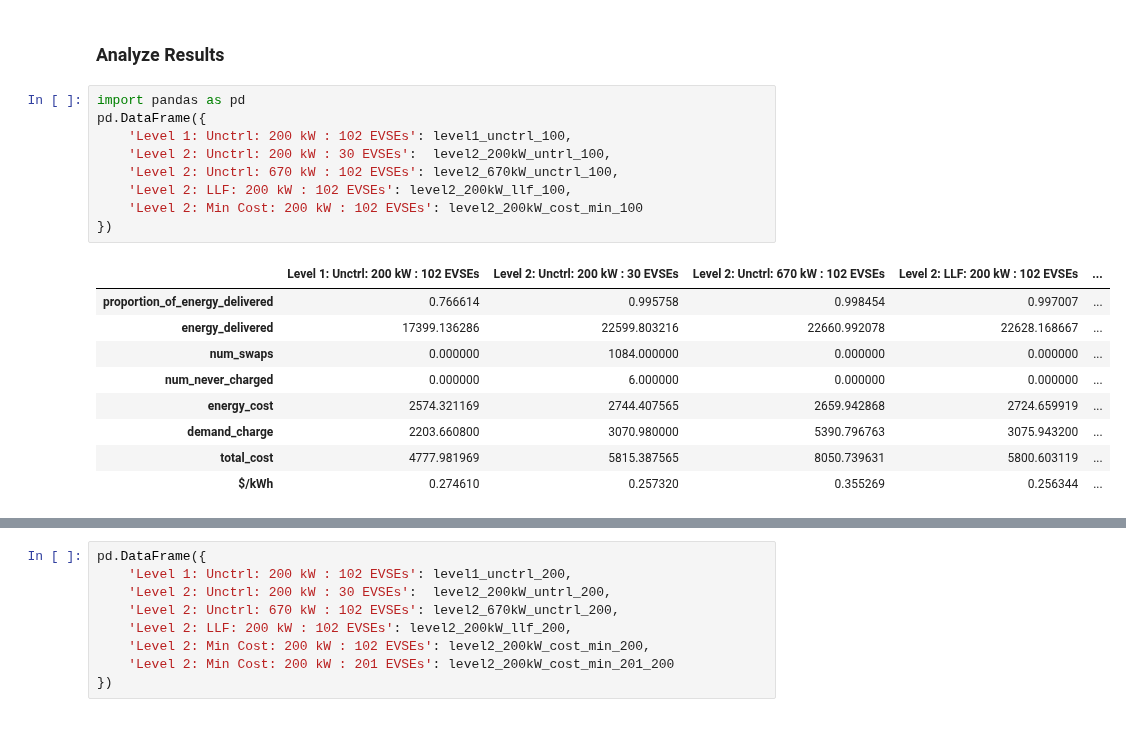
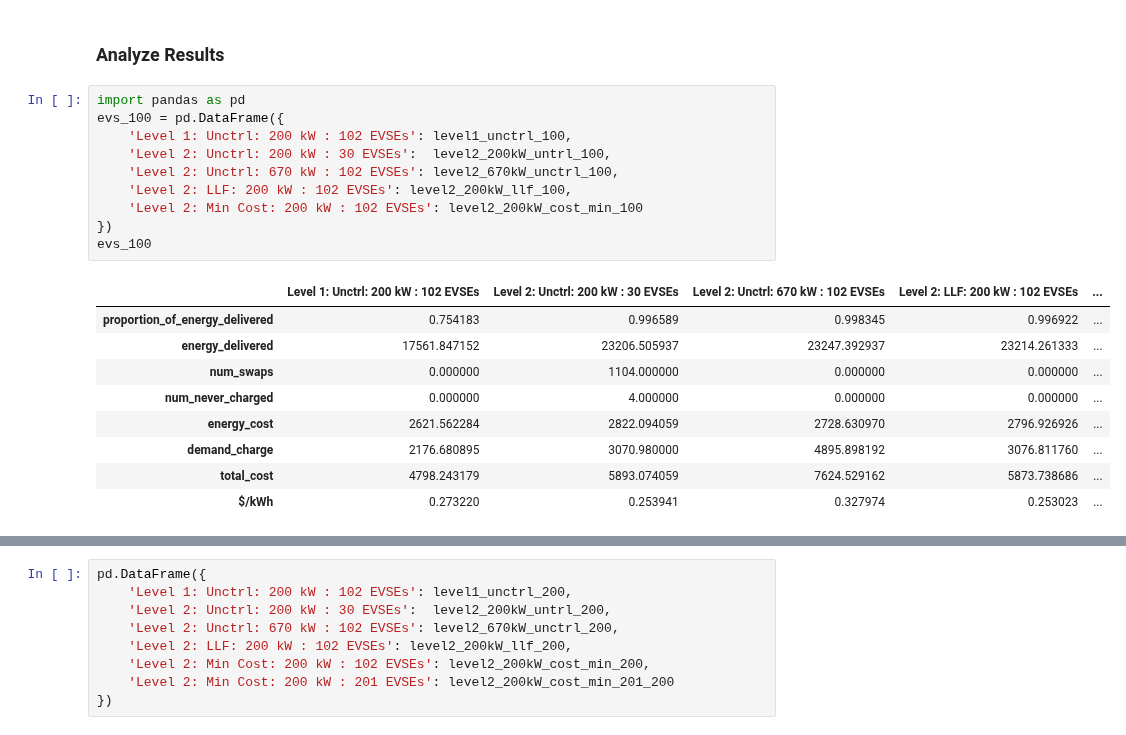
Before and after one commit to caltech-netlab/acnportal-experiments, a Jupyter notebook: examples/1-Infrastructure-Evaluation/1.2-Comparing-Infrastructure-Designs/1.2-comparing-infrastructure-designs.ipynb, the cells around one changed output, grey strips where cells are left out. Saved outputs shown, nothing was run; the diff lists cells and outputs as text.

```diff
--- a/examples/1-Infrastructure-Evaluation/1.2-Comparing-Infrastructure-Designs/1.2-comparing-infrastructure-designs.ipynb
+++ b/examples/1-Infrastructure-Evaluation/1.2-Comparing-Infrastructure-Designs/1.2-comparing-infrastructure-designs.ipynb
@@ -294,20 +306,21 @@ level2_200kW_cost_min_201_200 = run_experiment(level_2_200kW_201, cost_min, deep
 ### Analyze Results
 # %%
 import pandas as pd
-pd.DataFrame({
+evs_100 = pd.DataFrame({
     'Level 1: Unctrl: 200 kW : 102 EVSEs': level1_unctrl_100,
     'Level 2: Unctrl: 200 kW : 30 EVSEs':  level2_200kW_untrl_100,
     'Level 2: Unctrl: 670 kW : 102 EVSEs': level2_670kW_unctrl_100,
     'Level 2: LLF: 200 kW : 102 EVSEs': level2_200kW_llf_100,
     'Level 2: Min Cost: 200 kW : 102 EVSEs': level2_200kW_cost_min_100
 })
+evs_100
 # %% [output]
 |  | Level 1: Unctrl: 200 kW : 102 EVSEs | Level 2: Unctrl: 200 kW : 30 EVSEs | Level 2: Unctrl: 670 kW : 102 EVSEs | Level 2: LLF: 200 kW : 102 EVSEs | ... |
-| proportion_of_energy_delivered | 0.766614 | 0.995758 | 0.998454 | 0.997007 | ... |
-| energy_delivered | 17399.136286 | 22599.803216 | 22660.992078 | 22628.168667 | ... |
-| num_swaps | 0.000000 | 1084.000000 | 0.000000 | 0.000000 | ... |
-| num_never_charged | 0.000000 | 6.000000 | 0.000000 | 0.000000 | ... |
-| energy_cost | 2574.321169 | 2744.407565 | 2659.942868 | 2724.659919 | ... |
-| demand_charge | 2203.660800 | 3070.980000 | 5390.796763 | 3075.943200 | ... |
-| total_cost | 4777.981969 | 5815.387565 | 8050.739631 | 5800.603119 | ... |
-| $/kWh | 0.274610 | 0.257320 | 0.355269 | 0.256344 | ... |
+| proportion_of_energy_delivered | 0.754183 | 0.996589 | 0.998345 | 0.996922 | ... |
+| energy_delivered | 17561.847152 | 23206.505937 | 23247.392937 | 23214.261333 | ... |
+| num_swaps | 0.000000 | 1104.000000 | 0.000000 | 0.000000 | ... |
+| num_never_charged | 0.000000 | 4.000000 | 0.000000 | 0.000000 | ... |
+| energy_cost | 2621.562284 | 2822.094059 | 2728.630970 | 2796.926926 | ... |
+| demand_charge | 2176.680895 | 3070.980000 | 4895.898192 | 3076.811760 | ... |
+| total_cost | 4798.243179 | 5893.074059 | 7624.529162 | 5873.738686 | ... |
+| $/kWh | 0.273220 | 0.253941 | 0.327974 | 0.253023 | ... |
```
Also changed, not shown: parts of 11 cells of this notebook.
